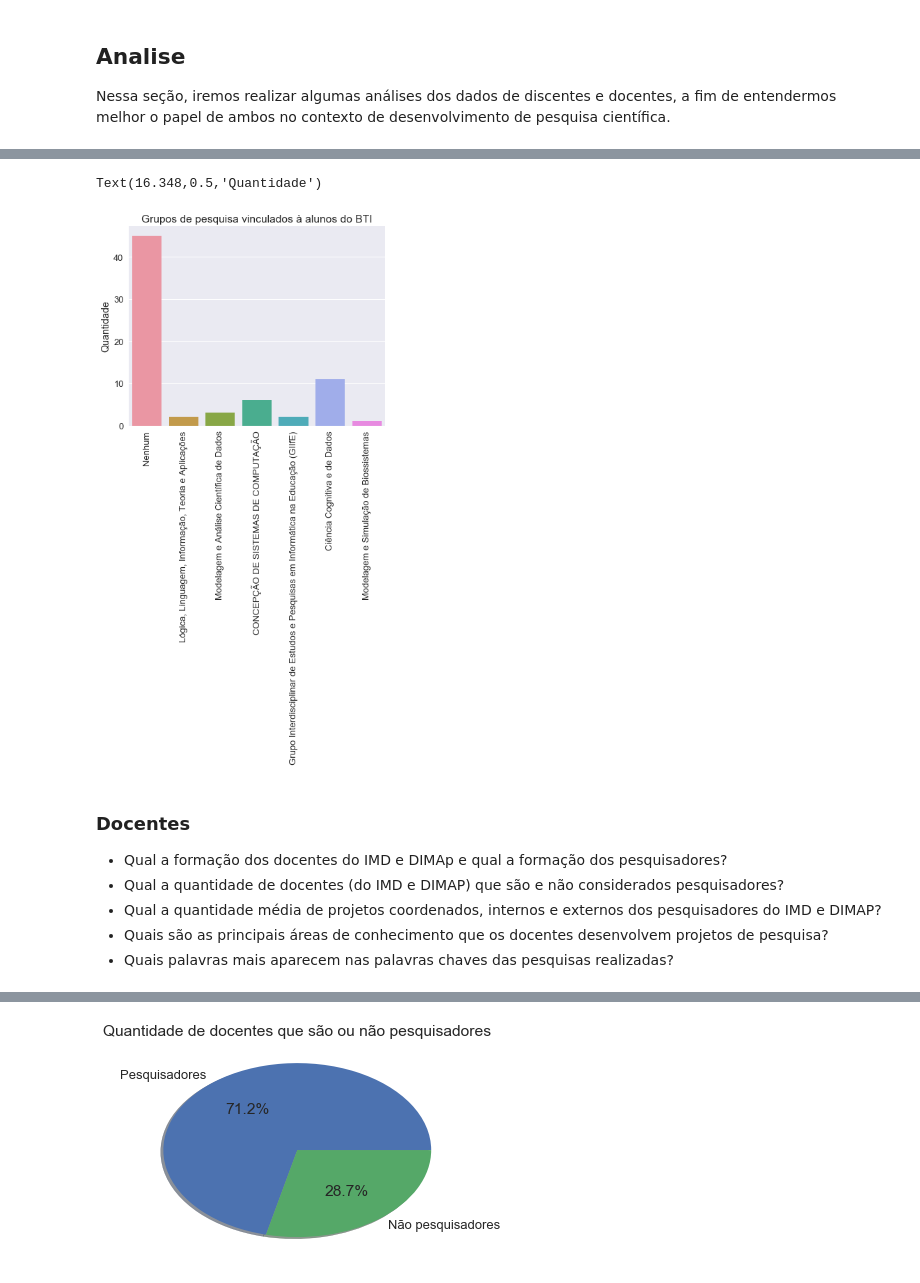
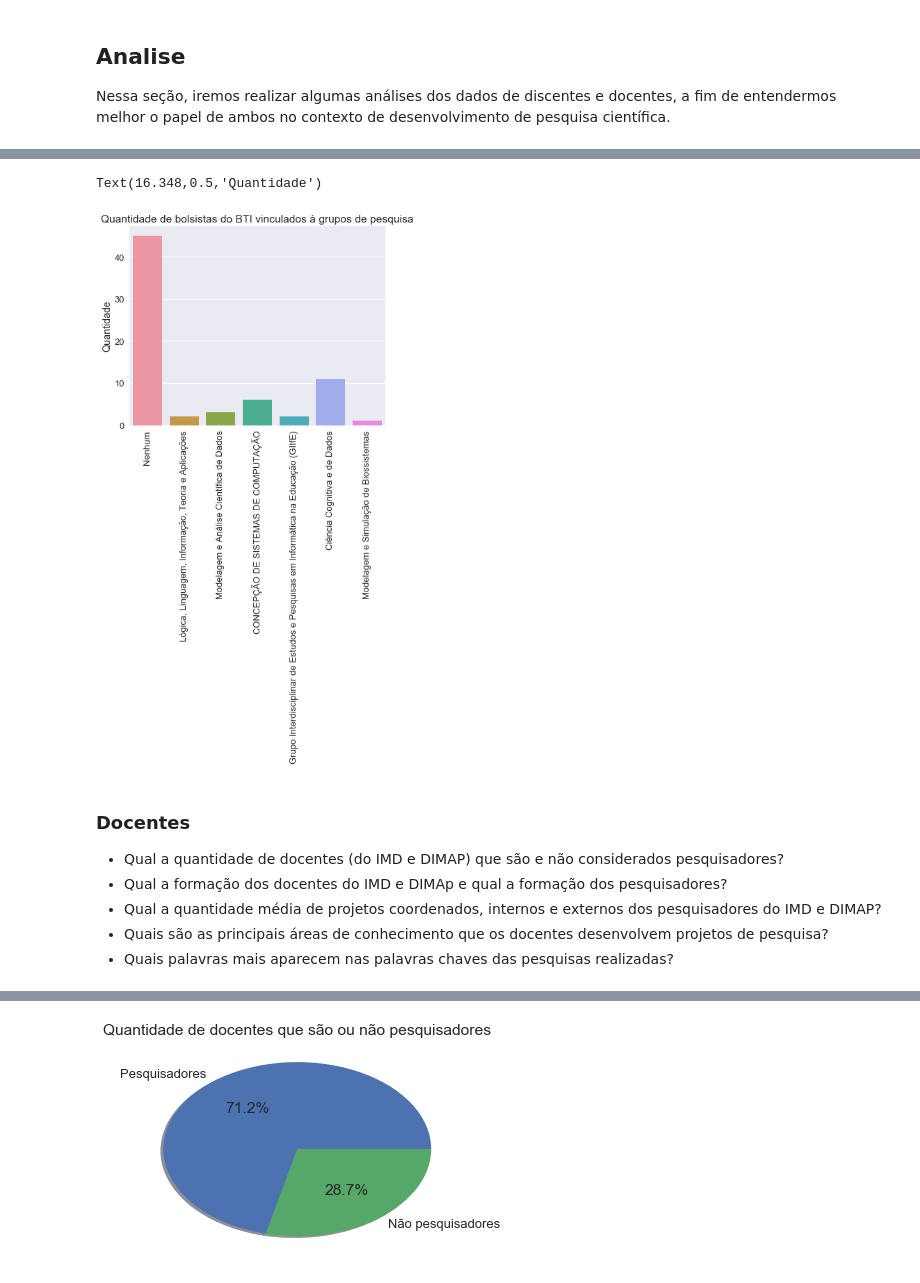
Before and after one commit to alvarofpp/imd0033-imd-pesquisa, a Jupyter notebook: IMD Pesquisa.ipynb, the cells around one changed output, grey strips where cells are left out. Cells and saved outputs as stored; diff of their text form; code cells hidden in the pictures.

```diff
--- a/IMD Pesquisa.ipynb
+++ b/IMD Pesquisa.ipynb
@@ -274,22 +277,23 @@ plt.show()
 # %%
 ## Qual a quantidade de alunos bolsistas participantes de grupos de pesquisa?
 
+# Definimos 'nenhum' aos bolsistas que nao possuem um grupo
 df_discentes_bolsistas.grupo_pesquisa = df_discentes_bolsistas.grupo_pesquisa.fillna('Nenhum')
 
 # Criamos um gráfico de barras relacionando os grupos de pesquisa do imd com os bolsistas do BTI
 sns.set(font_scale=1.3)
 g = sns.factorplot('grupo_pesquisa',data=df_discentes_bolsistas, kind="count", size=5, aspect=1.5)
 g.set_xticklabels(rotation=90)
-plt.title('Grupos de pesquisa vinculados à alunos do BTI')
+plt.title('Quantidade de bolsistas do BTI vinculados à grupos de pesquisa')
 plt.xlabel('')
 plt.ylabel('Quantidade')
 # %% [output]
 Text(16.348,0.5,'Quantidade')
-[figure, old version]
+[figure, new version]
 # %% [markdown]
 ### <a id="docentes">Docentes</a>
+- Qual a quantidade de docentes (do IMD e DIMAP) que são e não considerados pesquisadores?
 - Qual a formação dos docentes do IMD e DIMAp e qual a formação dos pesquisadores?
-- Qual a quantidade de docentes (do IMD e DIMAP) que são e não considerados pesquisadores?
 - Qual a quantidade média de projetos coordenados, internos e externos dos pesquisadores do IMD e DIMAP?
 - Quais são as principais áreas de conhecimento que os docentes desenvolvem projetos de pesquisa?
 - Quais palavras mais aparecem nas palavras chaves das pesquisas realizadas?
```
Also changed, not shown: parts of 13 cells of this notebook, 4 other files.
